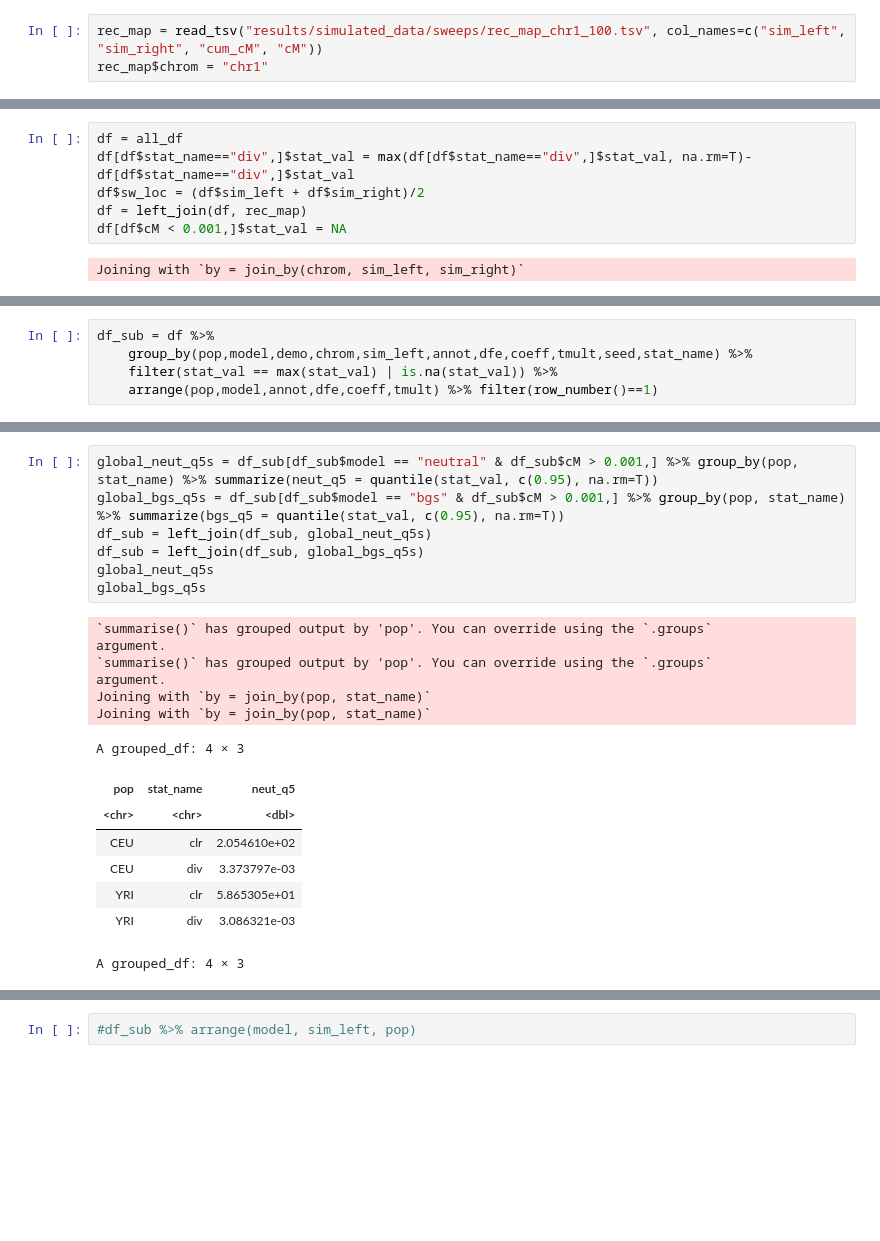
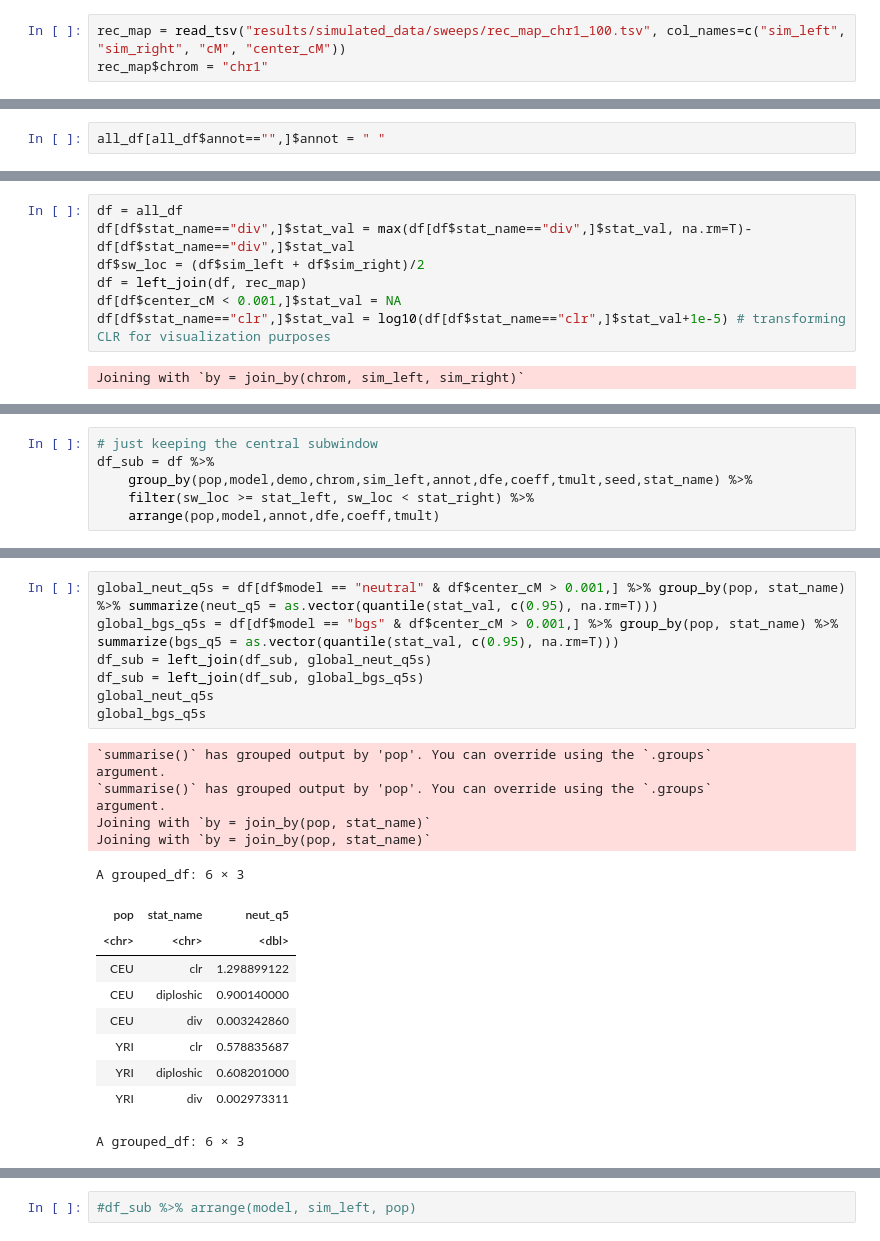
Before and after one commit to popsim-consortium/analysis2, a Jupyter notebook: power_analysis.ipynb, the cells around one changed output, grey strips where cells are left out. Cells and saved outputs as stored; diff of their text form; blank space fills up the shorter version.

```diff
--- a/power_analysis.ipynb
+++ b/power_analysis.ipynb
@@ -35,7 +36,7 @@ dbl (3): sim_left, sim_right, overlap
 ℹ Use `spec()` to retrieve the full column specification for this data.
 ℹ Specify the column types or set `show_col_types = FALSE` to quiet this message.
 # %%
-rec_map = read_tsv("results/simulated_data/sweeps/rec_map_chr1_100.tsv", col_names=c("sim_left", "sim_right", "cum_cM", "cM"))
+rec_map = read_tsv("results/simulated_data/sweeps/rec_map_chr1_100.tsv", col_names=c("sim_left", "sim_right", "cM", "center_cM"))
 rec_map$chrom = "chr1"
 # %% [output]
 Rows: 100 Columns: 4
@@ -70,0 +69,2 @@ unique(all_df$stat_name)
+# %%
+all_df[all_df$annot=="",]$annot = " "
@@ -73,7 +85,8 @@ df = all_df
 df[df$stat_name=="div",]$stat_val = max(df[df$stat_name=="div",]$stat_val, na.rm=T)-df[df$stat_name=="div",]$stat_val
 df$sw_loc = (df$sim_left + df$sim_right)/2
 df = left_join(df, rec_map)
-df[df$cM < 0.001,]$stat_val = NA
+df[df$center_cM < 0.001,]$stat_val = NA
+df[df$stat_name=="clr",]$stat_val = log10(df[df$stat_name=="clr",]$stat_val+1e-5) # transforming CLR for visualization purposes
 # %% [output]
 Joining with `by = join_by(chrom, sim_left, sim_right)`
 # %%
@@ -90,8 +116,9 @@ ggplot(df[df$sim_left %in% sample(unique(df[!is.na(df$stat_val),]$sim_left), 5),
 # %%
+# just keeping the central subwindow
 df_sub = df %>%
     group_by(pop,model,demo,chrom,sim_left,annot,dfe,coeff,tmult,seed,stat_name) %>%
-    filter(stat_val == max(stat_val) | is.na(stat_val)) %>%
-    arrange(pop,model,annot,dfe,coeff,tmult) %>% filter(row_number()==1)
+    filter(sw_loc >= stat_left, sw_loc < stat_right) %>%
+    arrange(pop,model,annot,dfe,coeff,tmult)
 # %%
 df %>%
     group_by(pop,model,demo,chrom,sim_left,annot,dfe,coeff,tmult, stat_name) %>%
@@ -124,24 +151,26 @@ A grouped_df: 16 × 10
 # %%
-global_neut_q5s = df_sub[df_sub$model == "neutral" & df_sub$cM > 0.001,] %>% group_by(pop, stat_name) %>% summarize(neut_q5 = quantile(stat_val, c(0.95), na.rm=T))
-global_bgs_q5s = df_sub[df_sub$model == "bgs" & df_sub$cM > 0.001,] %>% group_by(pop, stat_name) %>% summarize(bgs_q5 = quantile(stat_val, c(0.95), na.rm=T))
+global_neut_q5s = df[df$model == "neutral" & df$center_cM > 0.001,] %>% group_by(pop, stat_name) %>% summarize(neut_q5 = as.vector(quantile(stat_val, c(0.95), na.rm=T)))
+global_bgs_q5s = df[df$model == "bgs" & df$center_cM > 0.001,] %>% group_by(pop, stat_name) %>% summarize(bgs_q5 = as.vector(quantile(stat_val, c(0.95), na.rm=T)))
 df_sub = left_join(df_sub, global_neut_q5s)
 df_sub = left_join(df_sub, global_bgs_q5s)
 global_neut_q5s
 global_bgs_q5s
 # %% [output]
 `summarise()` has grouped output by 'pop'. You can override using the `.groups`
 argument.
 `summarise()` has grouped output by 'pop'. You can override using the `.groups`
 argument.
 Joining with `by = join_by(pop, stat_name)`
 Joining with `by = join_by(pop, stat_name)`
-A grouped_df: 4 × 3
+A grouped_df: 6 × 3
 | pop | stat_name | neut_q5 |
 | <chr> | <chr> | <dbl> |
-| CEU | clr | 2.054610e+02 |
-| CEU | div | 3.373797e-03 |
-| YRI | clr | 5.865305e+01 |
-| YRI | div | 3.086321e-03 |
+| CEU | clr | 1.298899122 |
+| CEU | diploshic | 0.900140000 |
+| CEU | div | 0.003242860 |
+| YRI | clr | 0.578835687 |
+| YRI | diploshic | 0.608201000 |
+| YRI | div | 0.002973311 |
-A grouped_df: 4 × 3
+A grouped_df: 6 × 3
 | pop | stat_name | bgs_q5 |
 | <chr> | <chr> | <dbl> |
```
Also changed, not shown: parts of 36 cells of this notebook, 5 other files.
